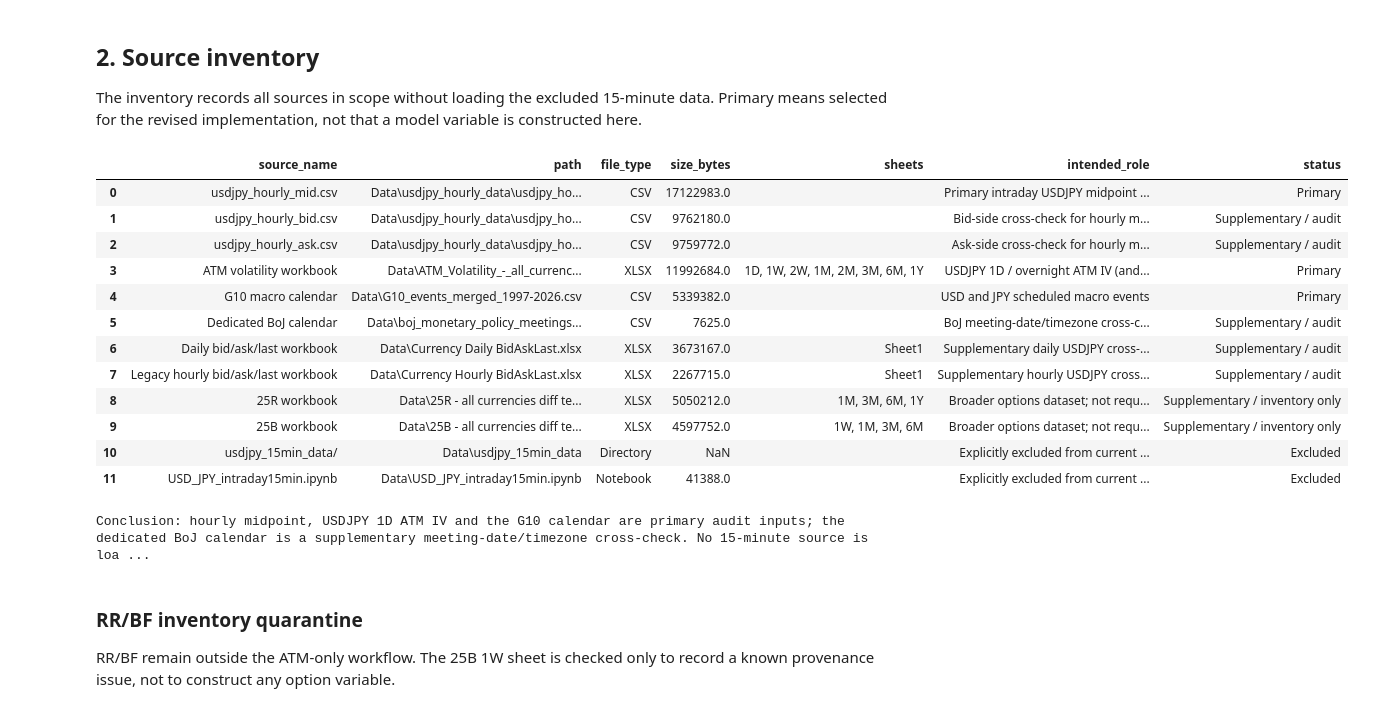
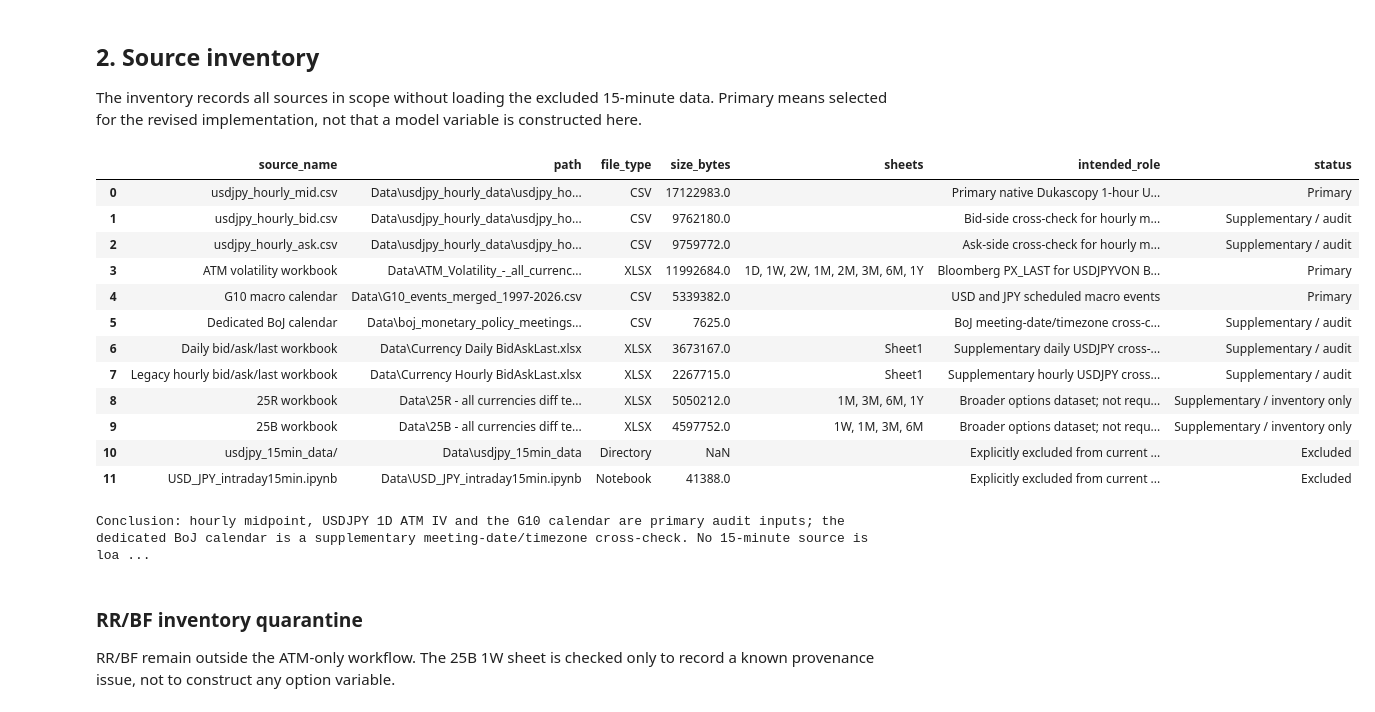
Before and after one commit to JivN24/HSBC-AN-RN, a Jupyter notebook: CODEWORK/Linus' Task Re-Do/14_empirical_data_audit_and_alignment.ipynb, the cells around one changed output. Saved outputs shown, nothing was run; the diff lists cells and outputs as text; code cells hidden in the pictures.

```diff
--- a/CODEWORK/Linus' Task Re-Do/14_empirical_data_audit_and_alignment.ipynb
+++ b/CODEWORK/Linus' Task Re-Do/14_empirical_data_audit_and_alignment.ipynb
@@ -109,38 +112,38 @@ The inventory records all sources in scope without loading the excluded 15-minut
 # %%
 def excel_sheets(path):
     return ', '.join(pd.ExcelFile(path).sheet_names)
 
 inventory_specs = [
-    ('usdjpy_hourly_mid.csv', HOURLY_MID_PATH, 'CSV', 'Primary intraday USDJPY midpoint source', 'Primary'),
+    ('usdjpy_hourly_mid.csv', HOURLY_MID_PATH, 'CSV', 'Primary native Dukascopy 1-hour USDJPY midpoint candles', 'Primary'),
     ('usdjpy_hourly_bid.csv', HOURLY_BID_PATH, 'CSV', 'Bid-side cross-check for hourly midpoint', 'Supplementary / audit'),
     ('usdjpy_hourly_ask.csv', HOURLY_ASK_PATH, 'CSV', 'Ask-side cross-check for hourly midpoint', 'Supplementary / audit'),
-    ('ATM volatility workbook', ATM_PATH, 'XLSX', 'USDJPY 1D / overnight ATM IV (and other tenors)', 'Primary'),
+    ('ATM volatility workbook', ATM_PATH, 'XLSX', 'Bloomberg PX_LAST for USDJPYVON BGN Curncy; primary USDJPY 1D/overnight ATM IV', 'Primary'),
     ('G10 macro calendar', G10_EVENTS_PATH, 'CSV', 'USD and JPY scheduled macro events', 'Primary'),
     ('Dedicated BoJ calendar', BOJ_EVENTS_PATH, 'CSV', 'BoJ meeting-date/timezone cross-check; not primary release timestamp', 'Supplementary / audit'),
     ('Daily bid/ask/last workbook', DAILY_SPOT_PATH, 'XLSX', 'Supplementary daily USDJPY cross-check', 'Supplementary / audit'),
     ('Legacy hourly bid/ask/last workbook', OLD_HOURLY_PATH, 'XLSX', 'Supplementary hourly USDJPY cross-check', 'Supplementary / audit'),
     ('25R workbook', RR_PATH, 'XLSX', 'Broader options dataset; not required for ATM 1D workflow', 'Supplementary / inventory only'),
     ('25B workbook', BF_PATH, 'XLSX', 'Broader options dataset; not required for ATM 1D workflow', 'Supplementary / inventory only'),
     ('usdjpy_15min_data/', DATA_DIR / 'usdjpy_15min_data', 'Directory', 'Explicitly excluded from current workflow', 'Excluded'),
     ('USD_JPY_intraday15min.ipynb', DATA_DIR / 'USD_JPY_intraday15min.ipynb', 'Notebook', 'Explicitly excluded from current workflow', 'Excluded'),
 ]
 inventory_rows = []
 for name, path, file_type, role, status in inventory_specs:
     row = {'source_name': name, 'path': str(path.relative_to(PROJECT_DIR)), 'file_type': file_type,
            'size_bytes': path.stat().st_size if path.is_file() else np.nan, 'sheets': '',
            'intended_role': role, 'status': status}
     if path.suffix.lower() == '.xlsx':
         row['sheets'] = excel_sheets(path)
     inventory_rows.append(row)
 source_inventory = pd.DataFrame(inventory_rows)
 display(source_inventory)
 print('Conclusion: hourly midpoint, USDJPY 1D ATM IV and the G10 calendar are primary audit inputs; the dedicated BoJ calendar is a supplementary meeting-date/timezone cross-check. No 15-minute source is loaded.')
 # %% [output]
 |  | source_name | path | file_type | size_bytes | sheets | intended_role | status |
-| 0 | usdjpy_hourly_mid.csv | Data\usdjpy_hourly_data\usdjpy_ho... | CSV | 17122983.0 |  | Primary intraday USDJPY midpoint ... | Primary |
+| 0 | usdjpy_hourly_mid.csv | Data\usdjpy_hourly_data\usdjpy_ho... | CSV | 17122983.0 |  | Primary native Dukascopy 1-hour U... | Primary |
 | 1 | usdjpy_hourly_bid.csv | Data\usdjpy_hourly_data\usdjpy_ho... | CSV | 9762180.0 |  | Bid-side cross-check for hourly m... | Supplementary / audit |
 | 2 | usdjpy_hourly_ask.csv | Data\usdjpy_hourly_data\usdjpy_ho... | CSV | 9759772.0 |  | Ask-side cross-check for hourly m... | Supplementary / audit |
-| 3 | ATM volatility workbook | Data\ATM_Volatility_-_all_currenc... | XLSX | 11992684.0 | 1D, 1W, 2W, 1M, 2M, 3M, 6M, 1Y | USDJPY 1D / overnight ATM IV (and... | Primary |
+| 3 | ATM volatility workbook | Data\ATM_Volatility_-_all_currenc... | XLSX | 11992684.0 | 1D, 1W, 2W, 1M, 2M, 3M, 6M, 1Y | Bloomberg PX_LAST for USDJPYVON B... | Primary |
 | 4 | G10 macro calendar | Data\G10_events_merged_1997-2026.csv | CSV | 5339382.0 |  | USD and JPY scheduled macro events | Primary |
 | 5 | Dedicated BoJ calendar | Data\boj_monetary_policy_meetings... | CSV | 7625.0 |  | BoJ meeting-date/timezone cross-c... | Supplementary / audit |
 | 6 | Daily bid/ask/last workbook | Data\Currency Daily BidAskLast.xlsx | XLSX | 3673167.0 | Sheet1 | Supplementary daily USDJPY cross-... | Supplementary / audit |
```
Also changed, not shown: parts of 10 cells of this notebook, 6 other files.
